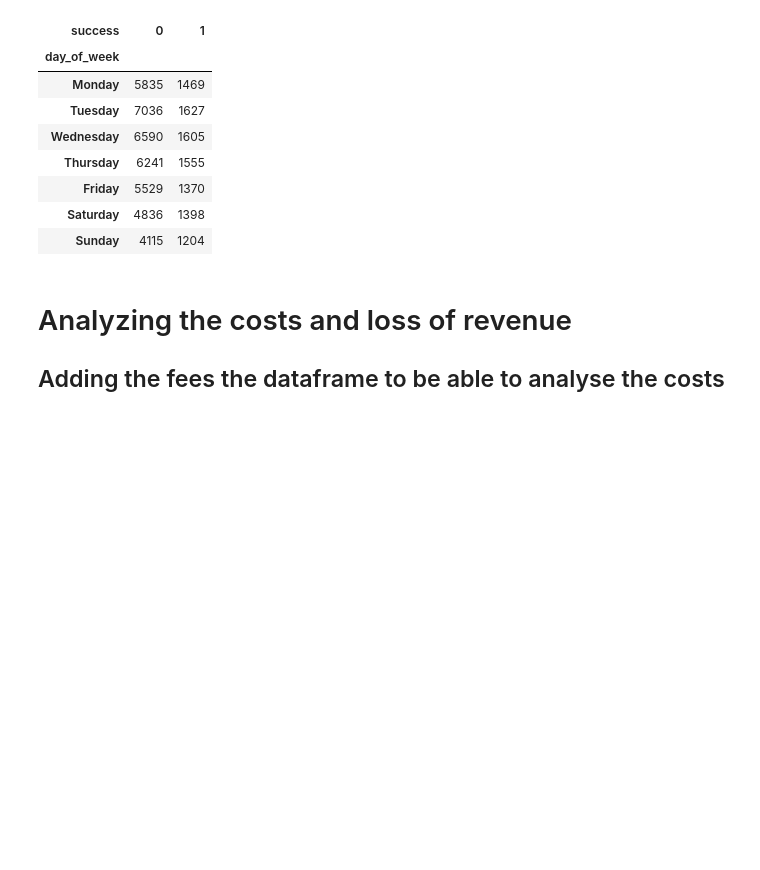
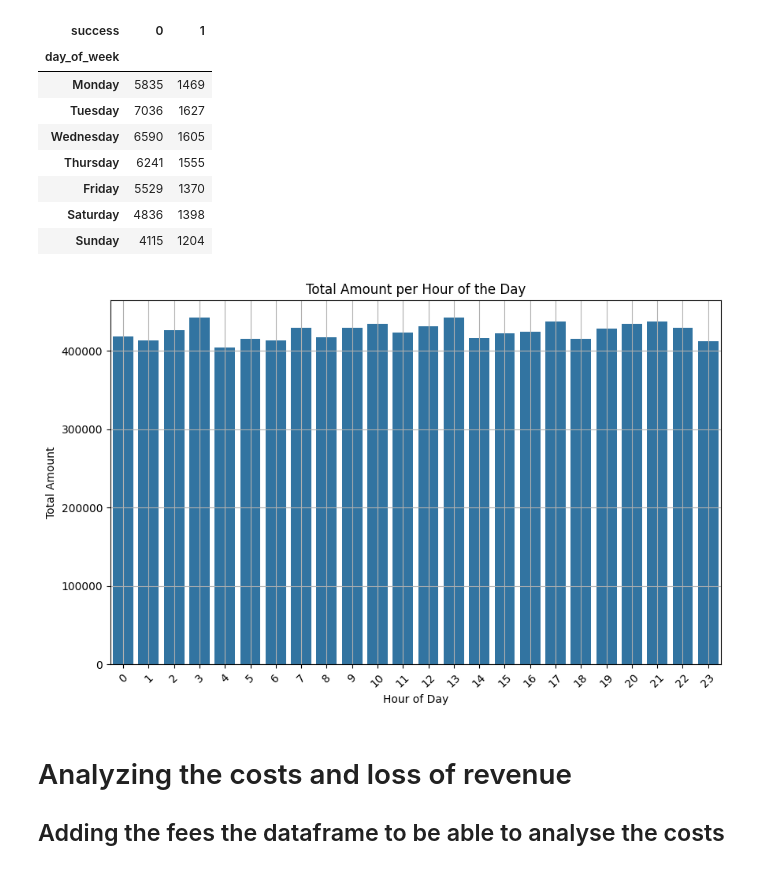
Before and after one commit to jeaend/payment_routing_optimizer, a Jupyter notebook: notebooks/02_purchase_and_cost_analysis.ipynb, the cells around one changed output. Saved outputs shown, nothing was run; the diff lists cells and outputs as text; code cells hidden in the pictures; blank space fills up the shorter version.

Commit message:
add hourly sales

```diff
--- a/notebooks/02_purchase_and_cost_analysis.ipynb
+++ b/notebooks/02_purchase_and_cost_analysis.ipynb
@@ -254,6 +255,27 @@ daily_grouped_count
 | Friday | 5529 | 1370 |
 | Saturday | 4836 | 1398 |
 | Sunday | 4115 | 1204 |
+# %%
+# Why are the sales similar at every hour of the day? That seams wrong since all countries are in the DACH region, same timezone
+# I"m gonna asssume this is because the dataset is constructed
+# Group by hour_of_day and calculate the total amount per hour
+hourly_total_amount = df.groupby('hour_of_day')['amount'].sum().reset_index()
+
+# Calculate the average of these total amounts
+average_total_amount_per_hour = hourly_total_amount['amount'].mean()
+
+# Plot the total amount per hour
+plt.figure(figsize=(10, 6))
+sns.barplot(x='hour_of_day', y='amount', data=hourly_total_amount)
+
+plt.title('Total Amount per Hour of the Day')
+plt.xlabel('Hour of Day')
+plt.ylabel('Total Amount')
+plt.xticks(rotation=45)
+plt.grid(True)
+plt.show()
+# %% [output]
+[figure, added]
 # %% [markdown]
 # Analyzing the costs and loss of revenue
 ## Adding the fees the dataframe to be able to analyse the costs
```
Also changed, not shown: parts of 1 cell of this notebook.
